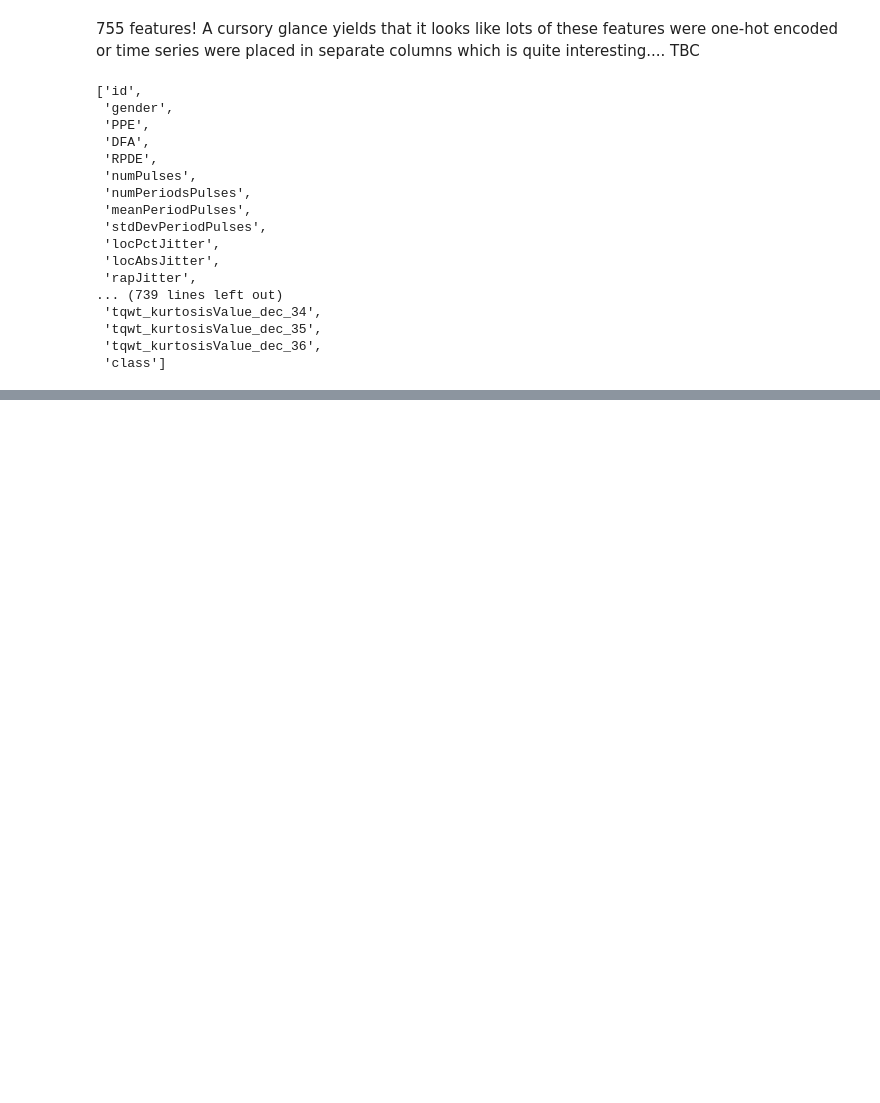
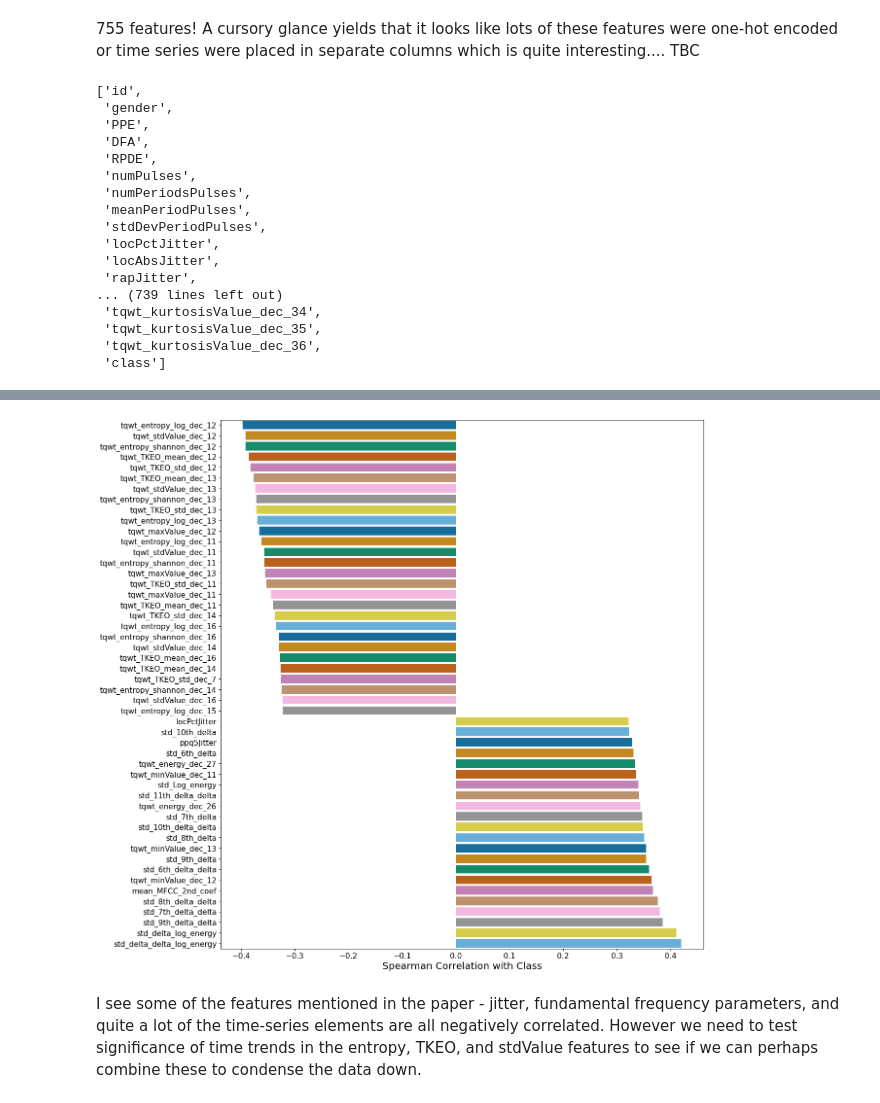
Before and after one commit to Mark-Oussoren/Parkinson_Classification, a Jupyter notebook: notebooks/EDA - Mark.ipynb, the cells around one changed output, grey strips where cells are left out. Drawn from its saved outputs; the diff is of its cells as text; code cells hidden in the pictures; blank space fills up the shorter version.

```diff
--- a/notebooks/EDA - Mark.ipynb
+++ b/notebooks/EDA - Mark.ipynb
@@ -14,7 +10,7 @@ SyntaxError: invalid syntax (351044255.py, line 6)
 
 Here we would like to uncover a lot about the data as the documentation for the data is rather blank aside from the study this stems from.
 # %%
-raw_df = pd.read_csv("/Users/marko/Parkinson-Classification/data/raw/pd_speech_features.csv", header=1)
+raw_df = pd.read_csv("/Users/marko/Parkinson_Classification/data/raw/pd_speech_features.csv", header=1)
 raw_df.head()
 # %% [output]
 |  | id | gender | PPE | DFA | RPDE | numPulses | numPeriodsPulses | meanPeriodPulses | ... |
@@ -88,0 +63,12 @@ The original paper is given here: https://www.sciencedirect.com/science/article/
+# %%
+# 50 largest correlations in absolute value
+largest_corr = corr_mat.iloc[corr_mat.abs().argsort()][-50:].sort_values(ascending=True)
+graph.barplot(largest_corr,
+              savefig=True,
+              title=None,
+              xlab='Spearman Correlation with Class')
+plt.savefig("./figs/spearman_corr_to_class.png", bbox_inches="tight")
+# %% [output]
+[figure, added]
+# %% [markdown]
+I see some of the features mentioned in the paper - jitter, fundamental frequency parameters, and quite a lot of the time-series elements are all negatively correlated. However we need to test significance of time trends in the entropy, TKEO, and stdValue features to see if we can perhaps combine these to condense the data down.
```
Also changed, not shown: parts of 10 cells of this notebook, 2 other files.
